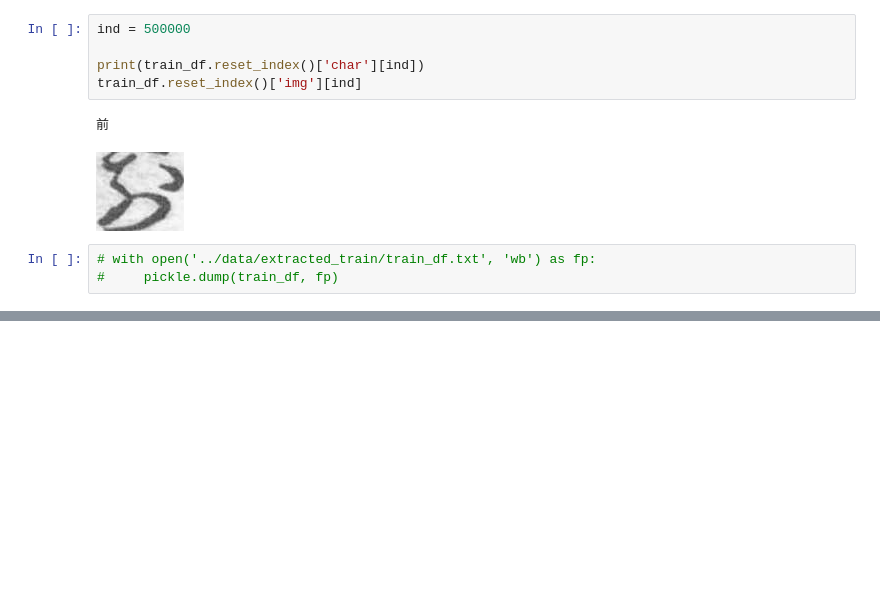
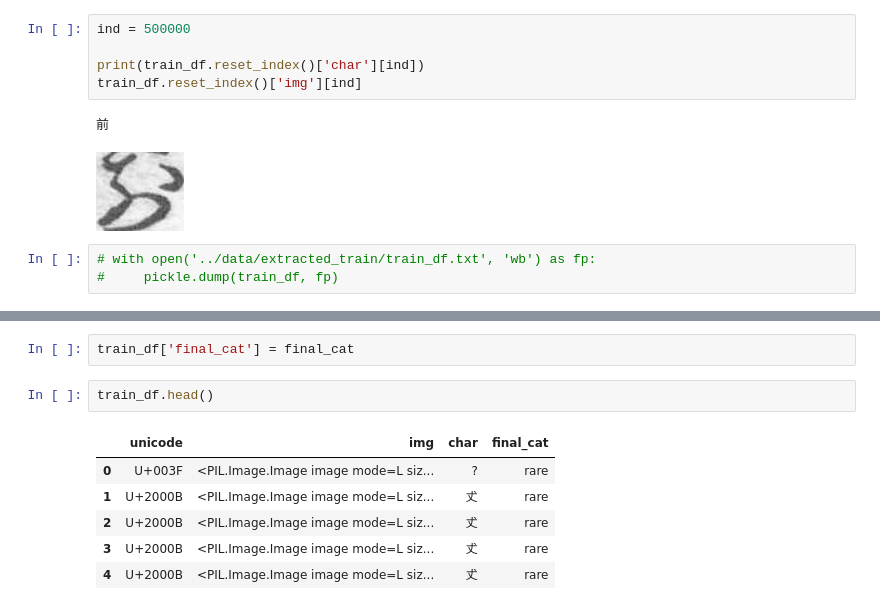
Before and after one commit to stlanier/Flatiron-School-Capstone-Project, a Jupyter notebook: notebooks/preprocessing.ipynb, the cells around one changed output, grey strips where cells are left out. Cells and saved outputs as stored; diff of their text form; blank space fills up the shorter version.

```diff
--- a/notebooks/preprocessing.ipynb
+++ b/notebooks/preprocessing.ipynb
@@ -144,0 +216,11 @@ train_df.reset_index()['img'][ind]
+# %%
+train_df['final_cat'] = final_cat
+# %%
+train_df.head()
+# %% [output]
+|  | unicode | img | char | final_cat |
+| 0 | U+003F | <PIL.Image.Image image mode=L siz... | ? | rare |
+| 1 | U+2000B | <PIL.Image.Image image mode=L siz... | 𠀋 | rare |
+| 2 | U+2000B | <PIL.Image.Image image mode=L siz... | 𠀋 | rare |
+| 3 | U+2000B | <PIL.Image.Image image mode=L siz... | 𠀋 | rare |
+| 4 | U+2000B | <PIL.Image.Image image mode=L siz... | 𠀋 | rare |
```
Also changed, not shown: parts of 25 cells of this notebook.
